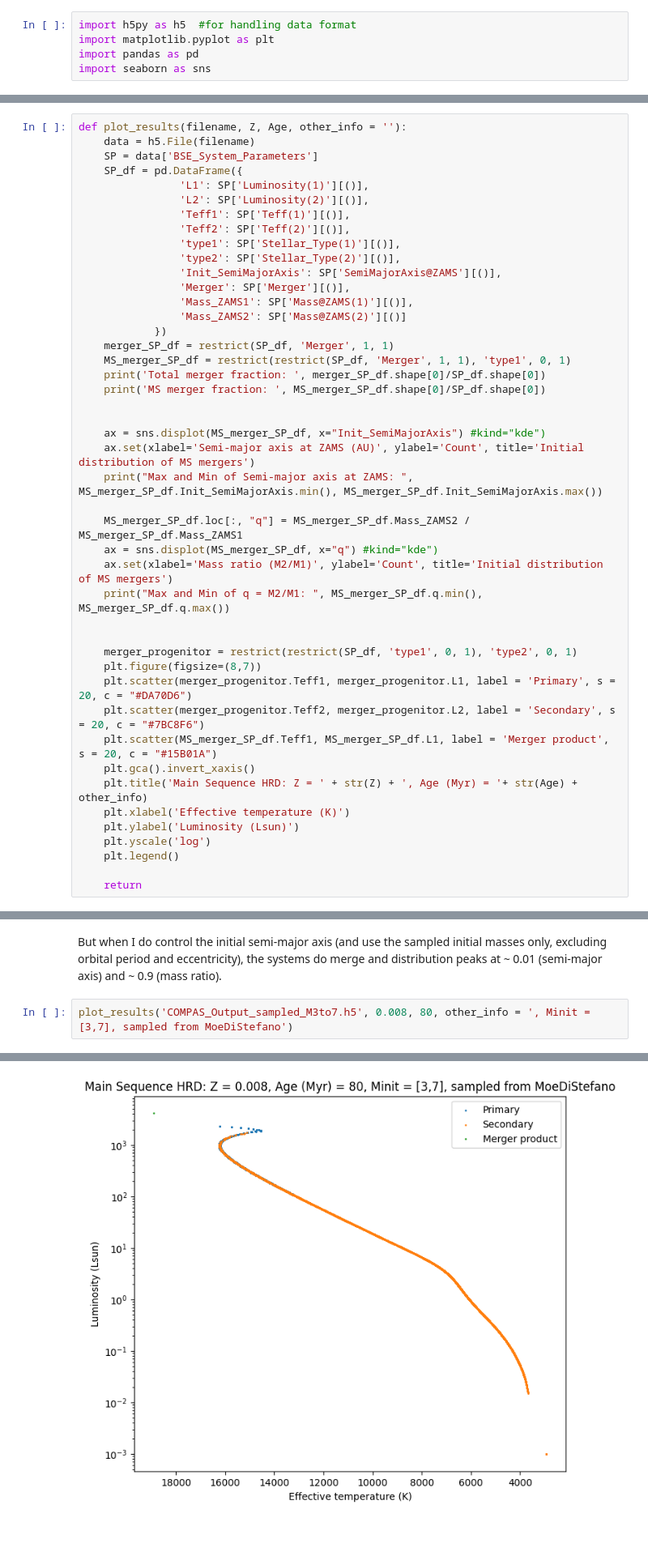
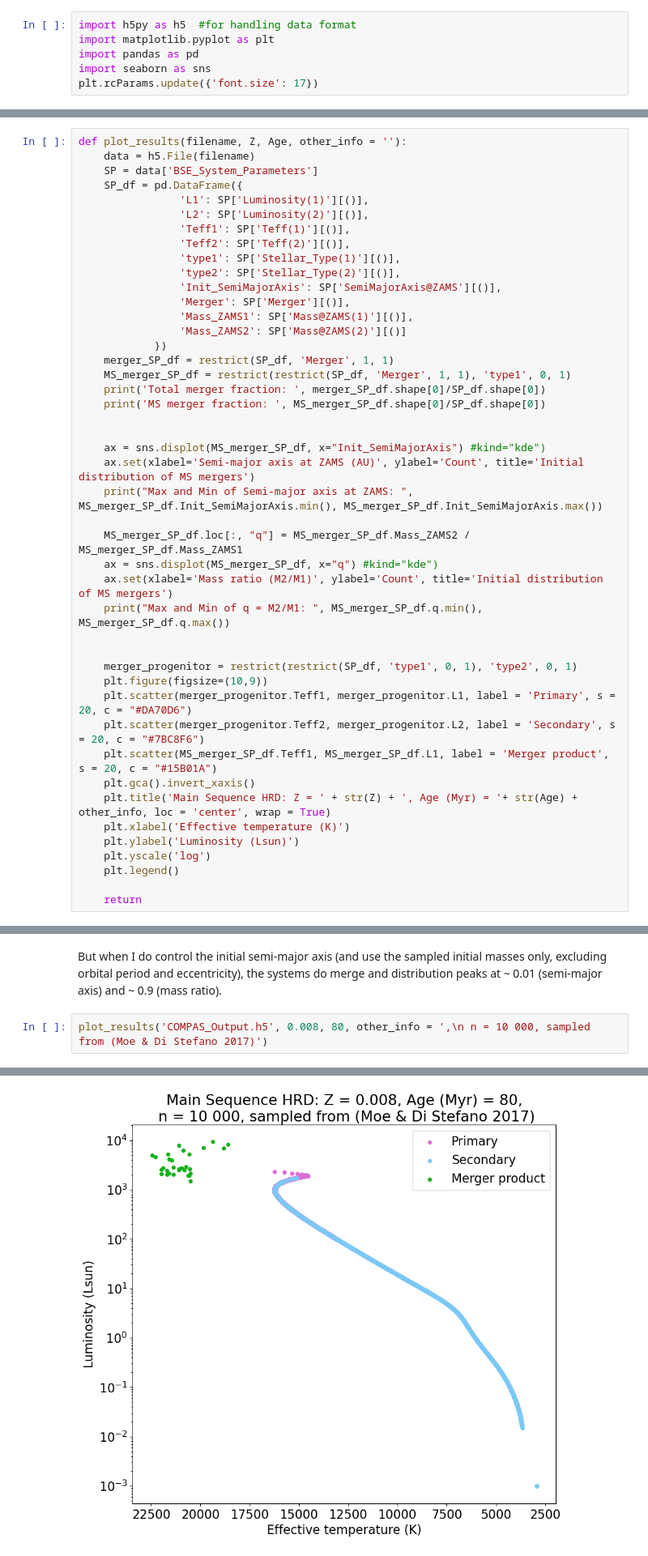
Before and after one commit to mkim0029/COMPAS, a Jupyter notebook: src/Initial_distribution/read.ipynb, the cells around one changed output, grey strips where cells are left out. Shown at 81% size. Cells and saved outputs as stored; diff of their text form; blank space fills up the shorter version.

Commit message:
changed plot settings

```diff
--- a/src/Initial_distribution/read.ipynb
+++ b/src/Initial_distribution/read.ipynb
@@ -5,6 +5,7 @@ import h5py as h5  #for handling data format
 import matplotlib.pyplot as plt
 import pandas as pd
 import seaborn as sns
+plt.rcParams.update({'font.size': 17})
 # %%
 def restrict(df, col, lower_limit, upper_limit):
     mask = (df[col] >= lower_limit) & (df[col] <= upper_limit)
@@ -65,12 +66,12 @@ def plot_results(filename, Z, Age, other_info = ''):
 
 
     merger_progenitor = restrict(restrict(SP_df, 'type1', 0, 1), 'type2', 0, 1)
-    plt.figure(figsize=(8,7))
+    plt.figure(figsize=(10,9))
     plt.scatter(merger_progenitor.Teff1, merger_progenitor.L1, label = 'Primary', s = 20, c = "#DA70D6")
     plt.scatter(merger_progenitor.Teff2, merger_progenitor.L2, label = 'Secondary', s = 20, c = "#7BC8F6")
     plt.scatter(MS_merger_SP_df.Teff1, MS_merger_SP_df.L1, label = 'Merger product', s = 20, c = "#15B01A")
     plt.gca().invert_xaxis()
-    plt.title('Main Sequence HRD: Z = ' + str(Z) + ', Age (Myr) = '+ str(Age) + other_info)
+    plt.title('Main Sequence HRD: Z = ' + str(Z) + ', Age (Myr) = '+ str(Age) + other_info, loc = 'center', wrap = True)
     plt.xlabel('Effective temperature (K)')
     plt.ylabel('Luminosity (Lsun)')
     plt.yscale('log')
@@ -140,6 +141,6 @@ Max and Min of q = M2/M1:  0.018607288452627883 1.0
 # %% [markdown]
 But when I do control the initial semi-major axis (and use the sampled initial masses only, excluding orbital period and eccentricity), the systems do merge and distribution peaks at ~ 0.01 (semi-major axis) and ~ 0.9 (mass ratio).
 # %%
-plot_results('COMPAS_Output_sampled_M3to7.h5', 0.008, 80, other_info = ', Minit = [3,7], sampled from MoeDiStefano')
+plot_results('COMPAS_Output.h5', 0.008, 80, other_info = ',\n n = 10 000, sampled from (Moe & Di Stefano 2017)')
 # %% [output]
 Total merger fraction:  0.0443
@@ -151,4 +152,4 @@ Max and Min of q = M2/M1:  0.43713438675122085 0.43713438675122085
-[figure, old version]
+[figure, new version]
 # %% [markdown]
 When I restrict the mass range to [3,7] which is +/- 2 from the MSTO mass of 5Msun NGC 1755 (Z = 0.008, ~ 80 Myr old), one of them merge on the MS. The number of systems is still 10,000.
 # %% [markdown]
```
Also changed, not shown: parts of 1 cell of this notebook.
